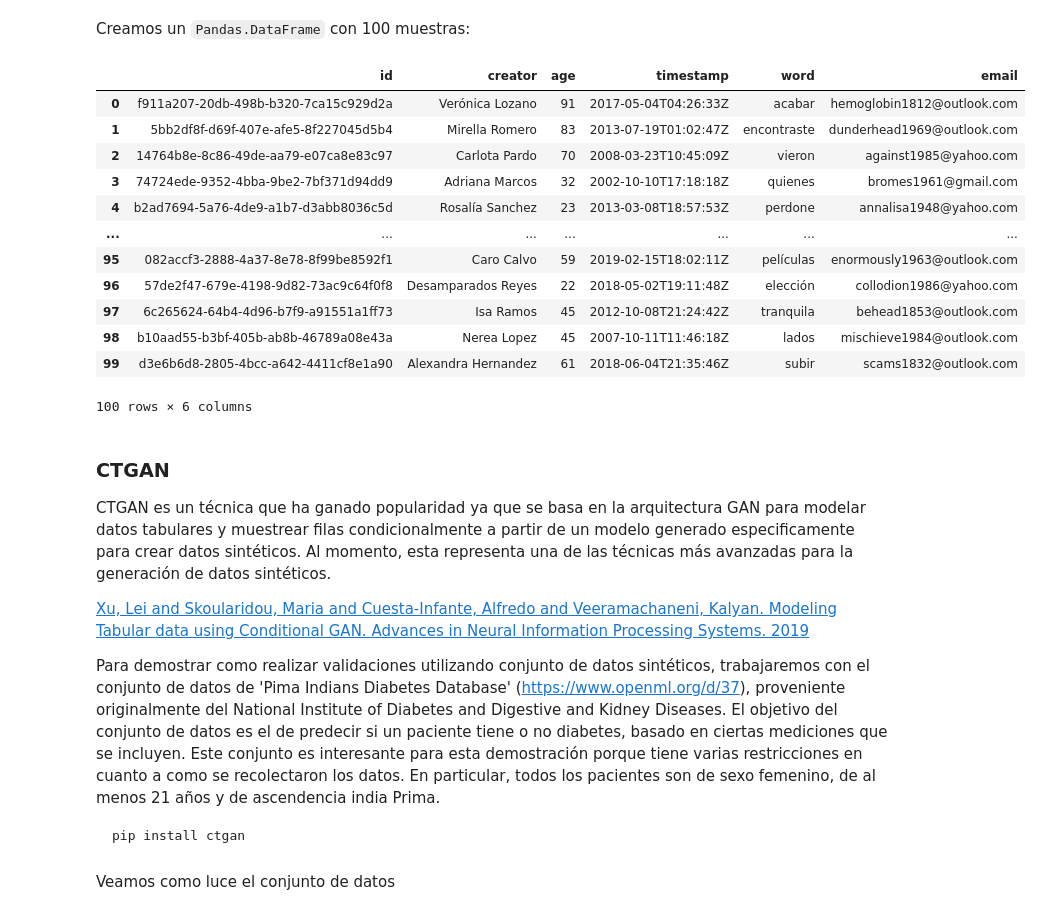
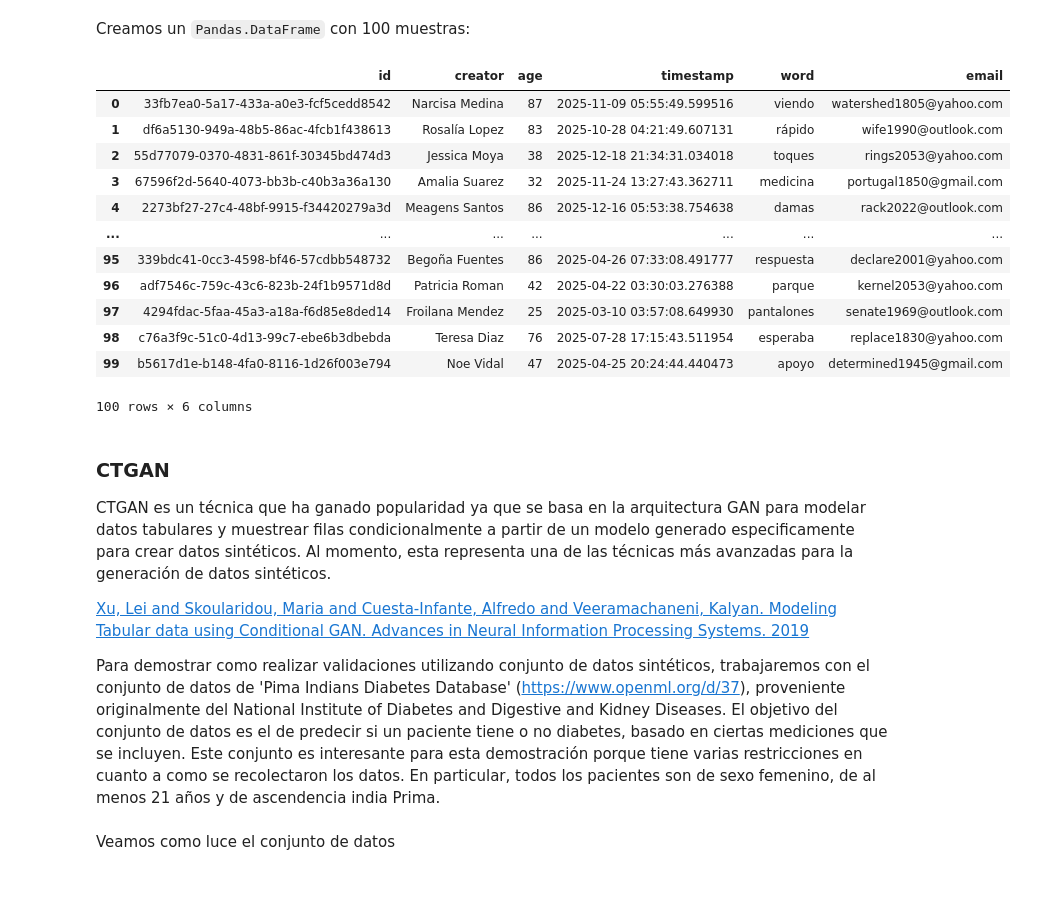
Before and after one commit to santiagxf/E72102, a Jupyter notebook: docs/develop/ops/validation/code/data_gen.ipynb, the cells around one changed output. Cells and saved outputs as stored; diff of their text form; code cells hidden in the pictures; blank space fills up the shorter version.

````diff
--- a/docs/develop/ops/validation/code/data_gen.ipynb
+++ b/docs/develop/ops/validation/code/data_gen.ipynb
@@ -65,13 +65,13 @@ print(numbers.integer_number(start=21, end=100))
 # %% [markdown]
 Esta libreria nos permite generar conjuntos completos de datos de forma rápida indicando un **esquema de datos**. En el siguiente ejemplo, crearemos un conjunto de datos con varios campos, para luego construir un `DataFrame` de `Pandas`:
 # %%
-field = mimesis.schema.Field(mimesis.locales.ES)
+field = mimesis.schema.Field(locale="es")
 description = (
     lambda: {
         'id': field('uuid'),
         'creator': field('full_name', gender=mimesis.enums.Gender.FEMALE),
         'age': field('integer_number', start=21, end=100),
-        'timestamp': field('timestamp', posix=False),
+        'timestamp': field('datetime.datetime'),
         'word': field('text.word'),
         'email': field('person.email', domains=['outlook.com', 'gmail.com', 'yahoo.com'], key=str.lower),
     }
@@ -83,20 +83,22 @@ Creamos un `Pandas.DataFrame` con 100 muestras:
 # %%
 import pandas as pd
 
-pd.DataFrame(sample_schema.create(iterations=100))
+sample_schema.iterations = 100
+
+pd.DataFrame(sample_schema.create())
 # %% [output]
 |  | id | creator | age | timestamp | word | email |
-| 0 | f911a207-20db-498b-b320-7ca15c929d2a | Verónica Lozano | 91 | 2017-05-04T04:26:33Z | acabar | hemoglobin1812@outlook.com |
-| 1 | 5bb2df8f-d69f-407e-afe5-8f227045d5b4 | Mirella Romero | 83 | 2013-07-19T01:02:47Z | encontraste | dunderhead1969@outlook.com |
-| 2 | 14764b8e-8c86-49de-aa79-e07ca8e83c97 | Carlota Pardo | 70 | 2008-03-23T10:45:09Z | vieron | against1985@yahoo.com |
-| 3 | 74724ede-9352-4bba-9be2-7bf371d94dd9 | Adriana Marcos | 32 | 2002-10-10T17:18:18Z | quienes | bromes1961@gmail.com |
-| 4 | b2ad7694-5a76-4de9-a1b7-d3abb8036c5d | Rosalía Sanchez | 23 | 2013-03-08T18:57:53Z | perdone | annalisa1948@yahoo.com |
+| 0 | 33fb7ea0-5a17-433a-a0e3-fcf5cedd8542 | Narcisa Medina | 87 | 2025-11-09 05:55:49.599516 | viendo | watershed1805@yahoo.com |
+| 1 | df6a5130-949a-48b5-86ac-4fcb1f438613 | Rosalía Lopez | 83 | 2025-10-28 04:21:49.607131 | rápido | wife1990@outlook.com |
+| 2 | 55d77079-0370-4831-861f-30345bd474d3 | Jessica Moya | 38 | 2025-12-18 21:34:31.034018 | toques | rings2053@yahoo.com |
+| 3 | 67596f2d-5640-4073-bb3b-c40b3a36a130 | Amalia Suarez | 32 | 2025-11-24 13:27:43.362711 | medicina | portugal1850@gmail.com |
+| 4 | 2273bf27-27c4-48bf-9915-f34420279a3d | Meagens Santos | 86 | 2025-12-16 05:53:38.754638 | damas | rack2022@outlook.com |
 | ... | ... | ... | ... | ... | ... | ... |
-| 95 | 082accf3-2888-4a37-8e78-8f99be8592f1 | Caro Calvo | 59 | 2019-02-15T18:02:11Z | películas | enormously1963@outlook.com |
-| 96 | 57de2f47-679e-4198-9d82-73ac9c64f0f8 | Desamparados Reyes | 22 | 2018-05-02T19:11:48Z | elección | collodion1986@yahoo.com |
-| 97 | 6c265624-64b4-4d96-b7f9-a91551a1ff73 | Isa Ramos | 45 | 2012-10-08T21:24:42Z | tranquila | behead1853@outlook.com |
-| 98 | b10aad55-b3bf-405b-ab8b-46789a08e43a | Nerea Lopez | 45 | 2007-10-11T11:46:18Z | lados | mischieve1984@outlook.com |
-| 99 | d3e6b6d8-2805-4bcc-a642-4411cf8e1a90 | Alexandra Hernandez | 61 | 2018-06-04T21:35:46Z | subir | scams1832@outlook.com |
+| 95 | 339bdc41-0cc3-4598-bf46-57cdbb548732 | Begoña Fuentes | 86 | 2025-04-26 07:33:08.491777 | respuesta | declare2001@yahoo.com |
+| 96 | adf7546c-759c-43c6-823b-24f1b9571d8d | Patricia Roman | 42 | 2025-04-22 03:30:03.276388 | parque | kernel2053@yahoo.com |
+| 97 | 4294fdac-5faa-45a3-a18a-f6d85e8ded14 | Froilana Mendez | 25 | 2025-03-10 03:57:08.649930 | pantalones | senate1969@outlook.com |
+| 98 | c76a3f9c-51c0-4d13-99c7-ebe6b3dbebda | Teresa Diaz | 76 | 2025-07-28 17:15:43.511954 | esperaba | replace1830@yahoo.com |
+| 99 | b5617d1e-b148-4fa0-8116-1d26f003e794 | Noe Vidal | 47 | 2025-04-25 20:24:44.440473 | apoyo | determined1945@gmail.com |
 100 rows × 6 columns
 # %% [markdown]
 ### CTGAN
@@ -106,7 +108,3 @@ CTGAN es un técnica que ha ganado popularidad ya que se basa en la arquitectura
 [Xu, Lei and Skoularidou, Maria and Cuesta-Infante, Alfredo and Veeramachaneni, Kalyan. Modeling Tabular data using Conditional GAN. Advances in Neural Information Processing Systems. 2019](https://arxiv.org/abs/1907.00503)
 
 Para demostrar como realizar validaciones utilizando conjunto de datos sintéticos, trabajaremos con el conjunto de datos de 'Pima Indians Diabetes Database' (https://www.openml.org/d/37), proveniente originalmente del National Institute of Diabetes and Digestive and Kidney Diseases. El objetivo del conjunto de datos es el de predecir si un paciente tiene o no diabetes, basado en ciertas mediciones que se incluyen. Este conjunto es interesante para esta demostración porque tiene varias restricciones en cuanto a como se recolectaron los datos. En particular, todos los pacientes son de sexo femenino, de al menos 21 años y de ascendencia india Prima.
-
-```
-pip install ctgan
-```
````
Also changed, not shown: parts of 8 cells of this notebook.
